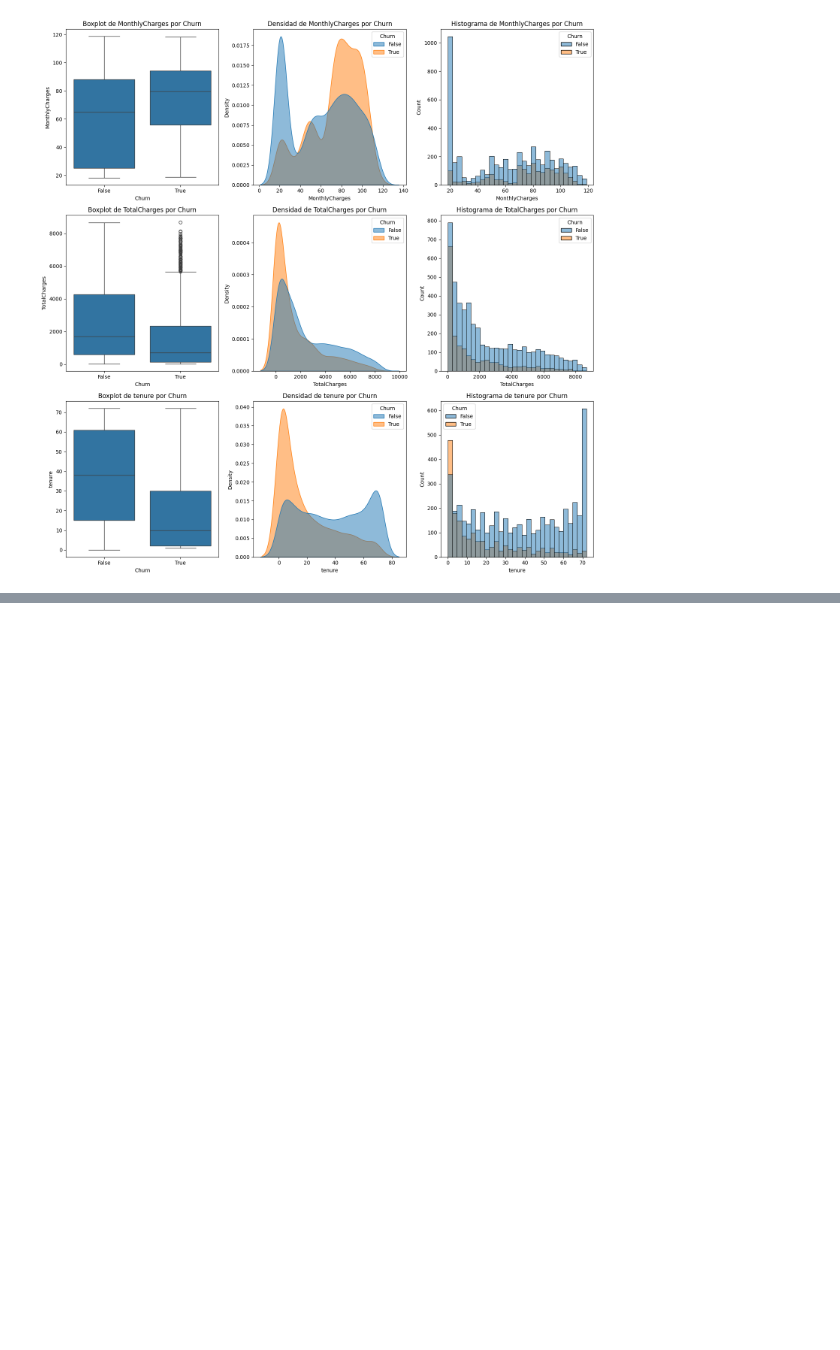
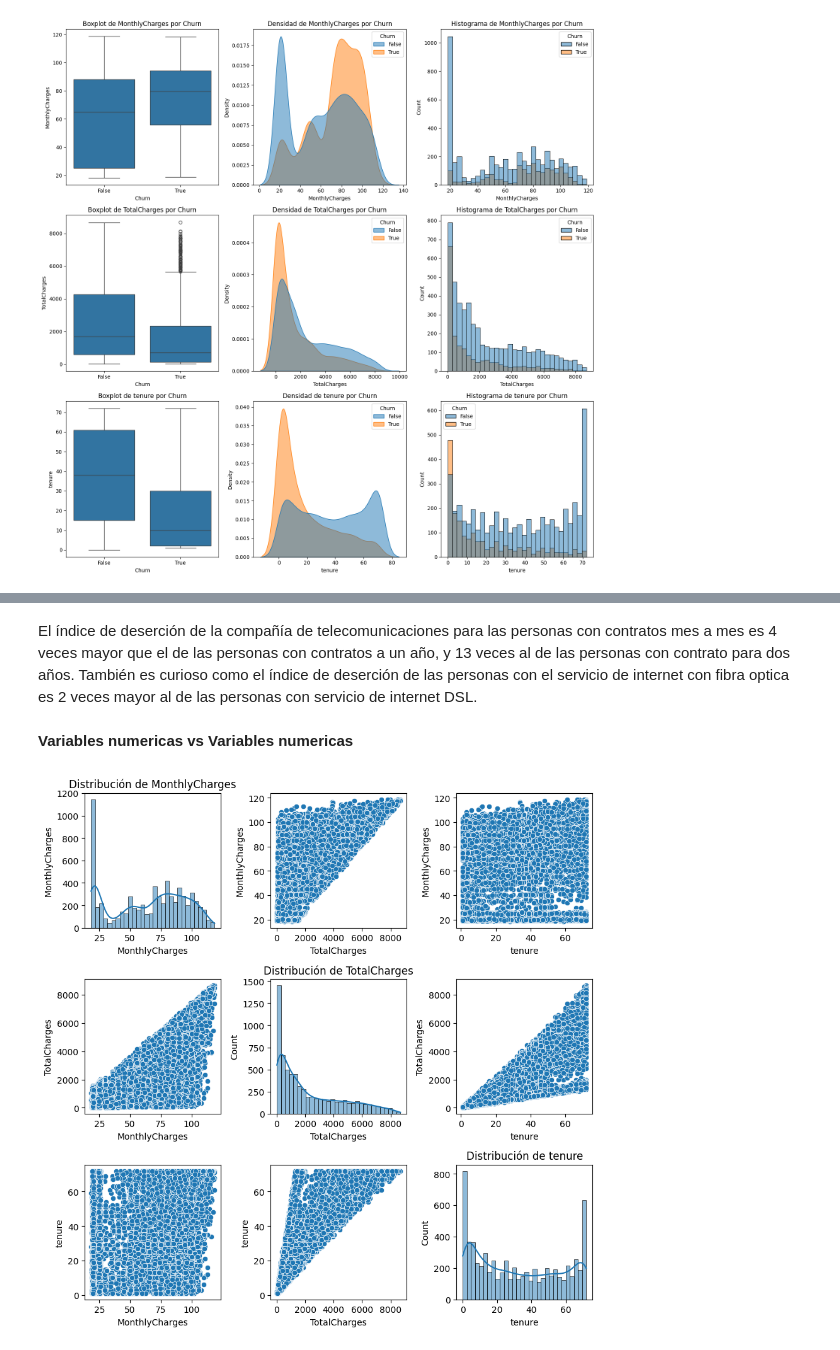
Before and after one commit to 1210lfo/Telco-Customer-Churn, a Jupyter notebook: notebooks/eda.ipynb, the cells around one changed output, grey strips where cells are left out. Saved outputs shown, nothing was run; the diff lists cells and outputs as text; code cells hidden in the pictures; blank space fills up the shorter version.

```diff
--- a/notebooks/eda.ipynb
+++ b/notebooks/eda.ipynb
@@ -260,0 +350,26 @@ plt.show()
+# %% [markdown]
+El índice de deserción de la compañía de telecomunicaciones para las personas con contratos mes a mes es 4 veces mayor que el de las personas con contratos a un año, y 13 veces al de las personas con contrato para dos años.
+También es curioso como el índice de deserción de las personas con el servicio de internet con fibra optica es 2 veces mayor al de las personas con servicio de internet DSL.
+# %% [markdown]
+**Variables numericas vs Variables numericas**
+# %%
+num_vars = len(num_cols)
+fig, axes = plt.subplots(nrows=num_vars, ncols=num_vars, figsize=(3 * num_vars, 3 * num_vars))
+
+for i, col1 in enumerate(num_cols):
+    for j, col2 in enumerate(num_cols):
+        ax = axes[i, j]
+        if i == j:
+            sns.histplot(churn_df[col1], bins=30, kde=True, ax=ax)
+            ax.set_title(f"Distribución de {col1}")
+        else:
+            sns.scatterplot(x=churn_df[col2], y=churn_df[col1], ax=ax)
+
+        if j == 0:
+            ax.set_ylabel(col1)
+        if i == num_vars - 1:
+            ax.set_xlabel(col2)
+plt.tight_layout()
+plt.show()
+# %% [output]
+[figure, added]
```
Also changed, not shown: parts of 24 cells of this notebook, 3 other files.
